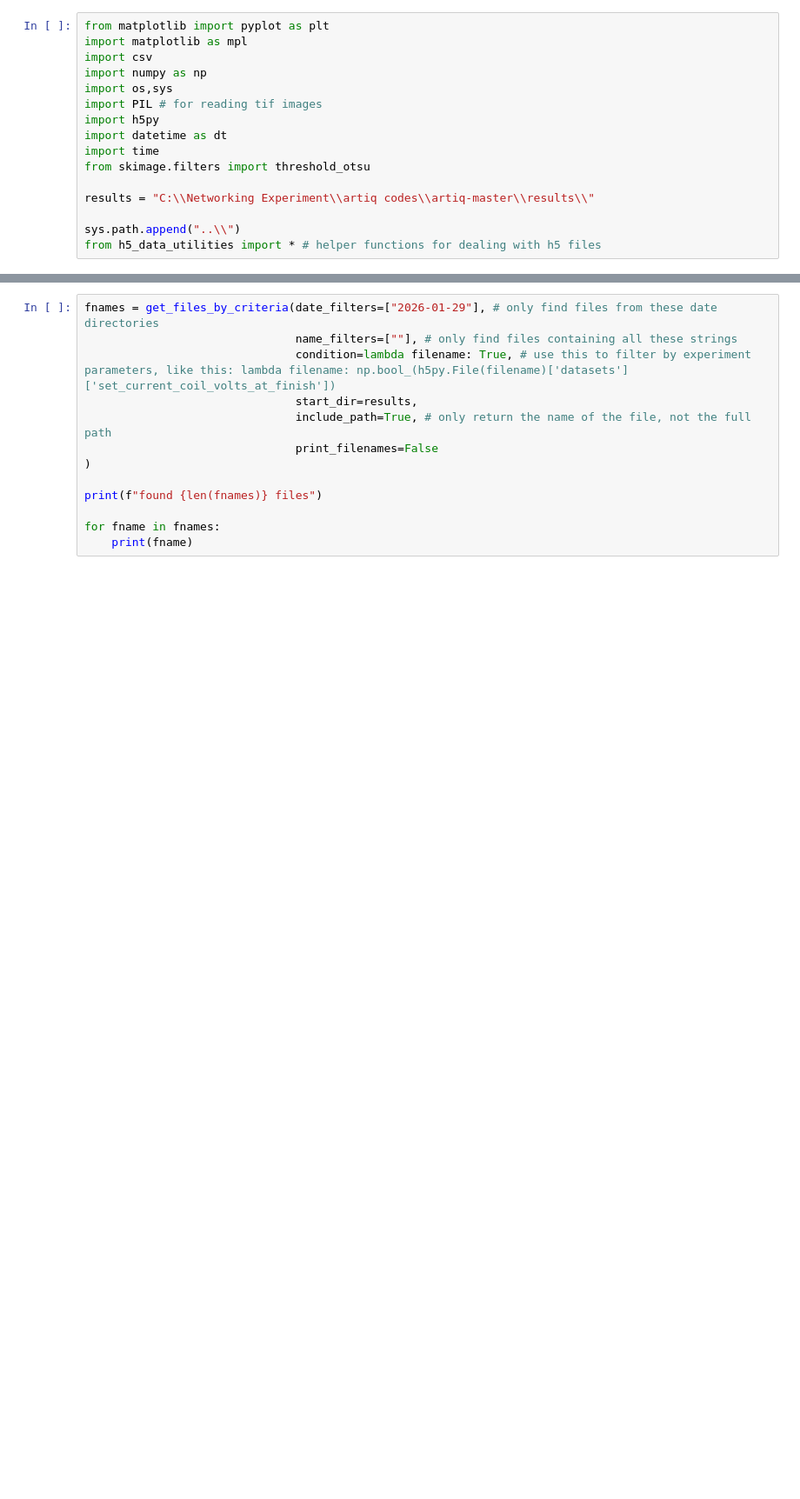
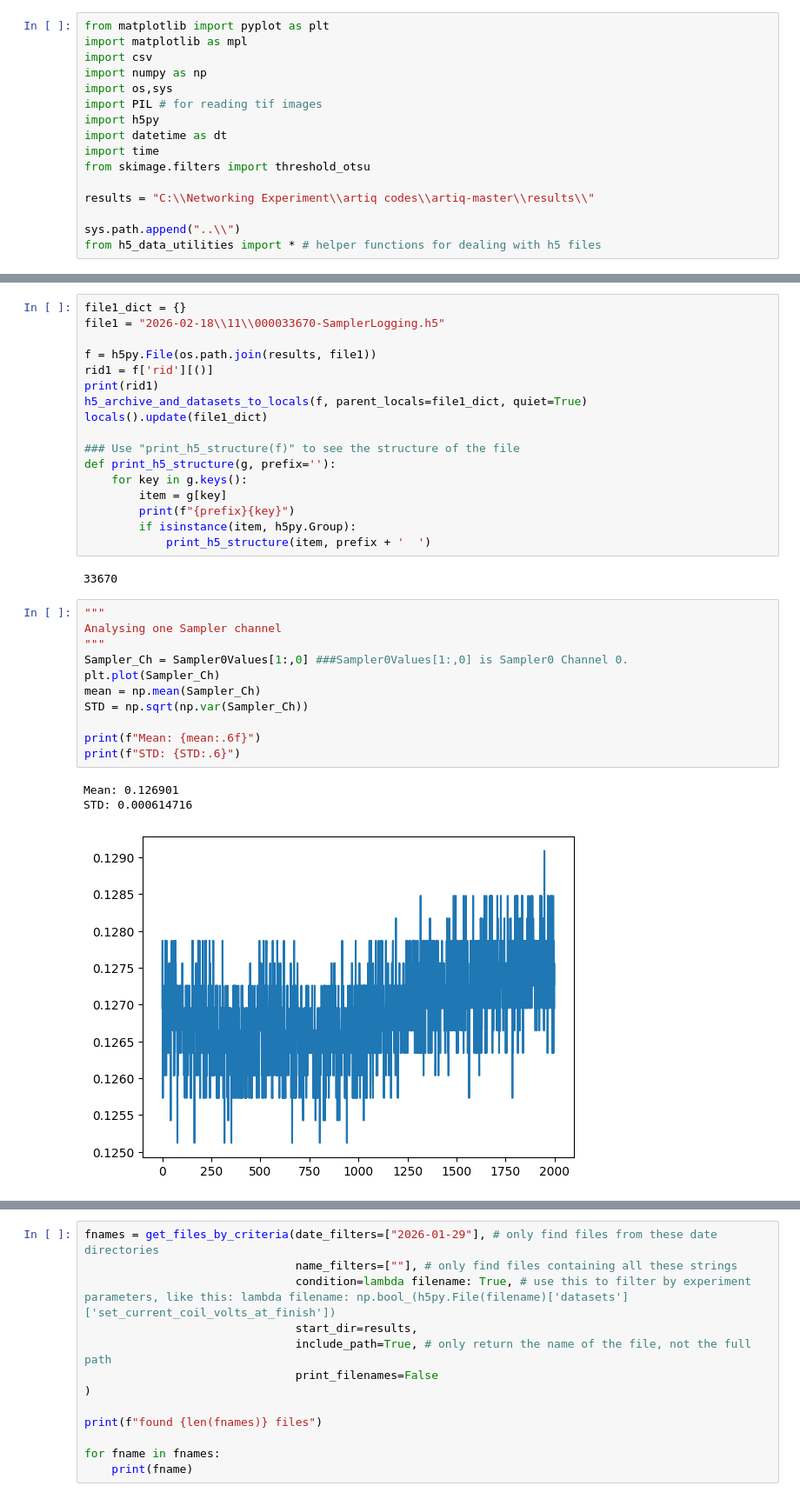
Before and after one commit to QuantumQuadrate/qn_artiq_routines, a Jupyter notebook: Analysis/Single atom analysis/view_h5_data.ipynb, the cells around one changed output, grey strips where cells are left out. Shown at 87% size. Cells and saved outputs as stored; diff of their text form; blank space fills up the shorter version.

```diff
--- a/Analysis/Single atom analysis/view_h5_data.ipynb
+++ b/Analysis/Single atom analysis/view_h5_data.ipynb
@@ -16,0 +133,34 @@ from h5_data_utilities import * # helper functions for dealing with h5 files
+# %%
+file1_dict = {}
+file1 = "2026-02-18\\11\\000033670-SamplerLogging.h5"
+
+f = h5py.File(os.path.join(results, file1))
+rid1 = f['rid'][()]
+print(rid1)
+h5_archive_and_datasets_to_locals(f, parent_locals=file1_dict, quiet=True)
+locals().update(file1_dict)
+
+### Use "print_h5_structure(f)" to see the structure of the file
+def print_h5_structure(g, prefix=''):
+    for key in g.keys():
+        item = g[key]
+        print(f"{prefix}{key}")
+        if isinstance(item, h5py.Group):
+            print_h5_structure(item, prefix + '  ')
+# %% [output]
+33670
+# %%
+"""
+Analysing one Sampler channel
+"""
+Sampler_Ch = Sampler0Values[1:,0] ###Sampler0Values[1:,0] is Sampler0 Channel 0.
+plt.plot(Sampler_Ch)
+mean = np.mean(Sampler_Ch)
+STD = np.sqrt(np.var(Sampler_Ch))
+
+print(f"Mean: {mean:.6f}")
+print(f"STD: {STD:.6}")
+# %% [output]
+Mean: 0.126901
+STD: 0.000614716
+[figure, added]
```
Also changed, not shown: parts of 13 cells of this notebook, 6 other files.
